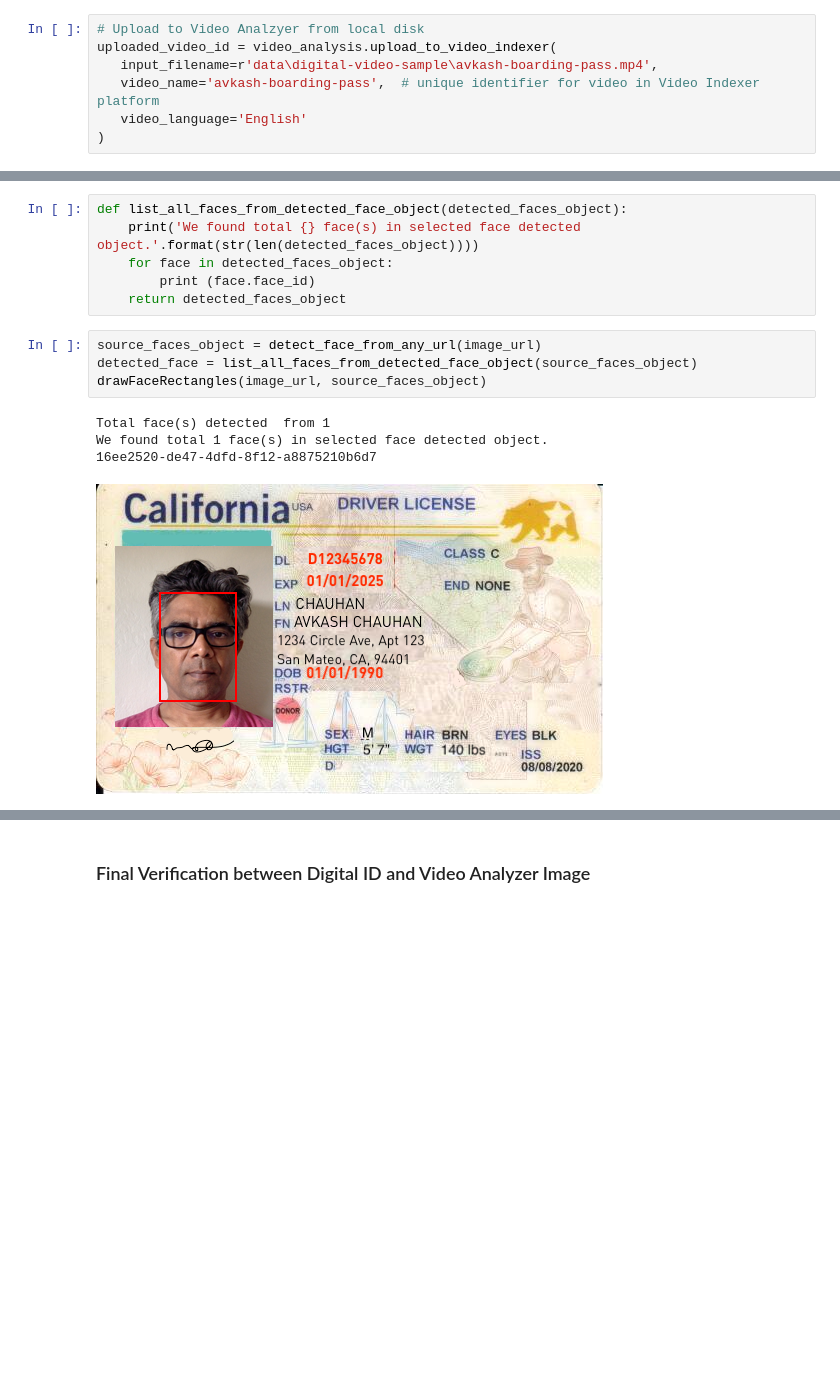
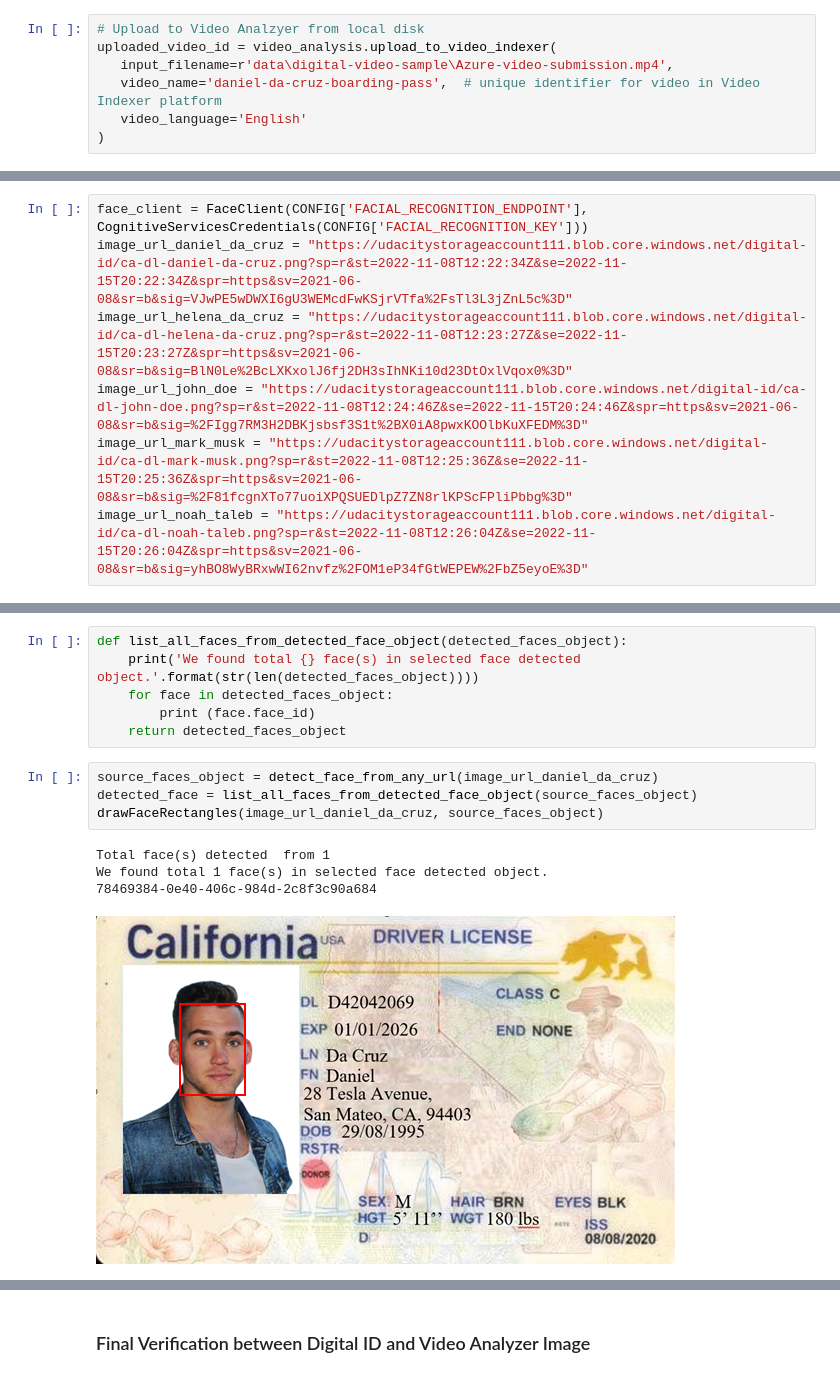
Before and after one commit to Danieldacruz7/Automated-Passenger-Boarding-Desk, a Jupyter notebook: video_analyzer.ipynb, the cells around one changed output, grey strips where cells are left out. Cells and saved outputs as stored; diff of their text form; blank space fills up the shorter version.

```diff
--- a/video_analyzer.ipynb
+++ b/video_analyzer.ipynb
@@ -69,8 +50,8 @@ Getting video info for: 9418b4b5b8
 # %%
 # Upload to Video Analzyer from local disk
 uploaded_video_id = video_analysis.upload_to_video_indexer(
-   input_filename=r'data\digital-video-sample\avkash-boarding-pass.mp4',
-   video_name='avkash-boarding-pass',  # unique identifier for video in Video Indexer platform
+   input_filename=r'data\digital-video-sample\Azure-video-submission.mp4',
+   video_name='daniel-da-cruz-boarding-pass',  # unique identifier for video in Video Indexer platform
    video_language='English'
 )
 # %% [output]
@@ -312,3 +342,10 @@ image_url = 'https://udacitystorageaccount111.blob.core.windows.net/custom-form/
+# %%
+face_client = FaceClient(CONFIG['FACIAL_RECOGNITION_ENDPOINT'], CognitiveServicesCredentials(CONFIG['FACIAL_RECOGNITION_KEY']))
+image_url_daniel_da_cruz = "https://udacitystorageaccount111.blob.core.windows.net/digital-id/ca-dl-daniel-da-cruz.png?sp=r&st=2022-11-08T12:22:34Z&se=2022-11-15T20:22:34Z&spr=https&sv=2021-06-08&sr=b&sig=VJwPE5wDWXI6gU3WEMcdFwKSjrVTfa%2FsTl3L3jZnL5c%3D"
+image_url_helena_da_cruz = "https://udacitystorageaccount111.blob.core.windows.net/digital-id/ca-dl-helena-da-cruz.png?sp=r&st=2022-11-08T12:23:27Z&se=2022-11-15T20:23:27Z&spr=https&sv=2021-06-08&sr=b&sig=BlN0Le%2BcLXKxolJ6fj2DH3sIhNKi10d23DtOxlVqox0%3D"
+image_url_john_doe = "https://udacitystorageaccount111.blob.core.windows.net/digital-id/ca-dl-john-doe.png?sp=r&st=2022-11-08T12:24:46Z&se=2022-11-15T20:24:46Z&spr=https&sv=2021-06-08&sr=b&sig=%2FIgg7RM3H2DBKjsbsf3S1t%2BX0iA8pwxKOOlbKuXFEDM%3D"
+image_url_mark_musk = "https://udacitystorageaccount111.blob.core.windows.net/digital-id/ca-dl-mark-musk.png?sp=r&st=2022-11-08T12:25:36Z&se=2022-11-15T20:25:36Z&spr=https&sv=2021-06-08&sr=b&sig=%2F81fcgnXTo77uoiXPQSUEDlpZ7ZN8rlKPScFPliPbbg%3D"
+image_url_noah_taleb = "https://udacitystorageaccount111.blob.core.windows.net/digital-id/ca-dl-noah-taleb.png?sp=r&st=2022-11-08T12:26:04Z&se=2022-11-15T20:26:04Z&spr=https&sv=2021-06-08&sr=b&sig=yhBO8WyBRxwWI62nvfz%2FOM1eP34fGtWEPEW%2FbZ5eyoE%3D"
 # %%
 def detect_face_with_attributes_02_from_any_url(selected_image_url):
     detected_faces = face_client.face.detect_with_url(url=selected_image_url,
@@ -354,13 +391,13 @@ def list_all_faces_from_detected_face_object(detected_faces_object):
         print (face.face_id)
     return detected_faces_object
 # %%
-source_faces_object = detect_face_from_any_url(image_url)
+source_faces_object = detect_face_from_any_url(image_url_daniel_da_cruz)
 detected_face = list_all_faces_from_detected_face_object(source_faces_object)
-drawFaceRectangles(image_url, source_faces_object)
+drawFaceRectangles(image_url_daniel_da_cruz, source_faces_object)
 # %% [output]
 Total face(s) detected  from 1
 We found total 1 face(s) in selected face detected object.
-16ee2520-de47-4dfd-8f12-a8875210b6d7
+78469384-0e40-406c-984d-2c8f3c90a684
-[figure, old version]
+[figure, new version]
 # %%
 person_id = detected_face[0].face_id
```
Also changed, not shown: parts of 19 cells of this notebook, 11 other files.
